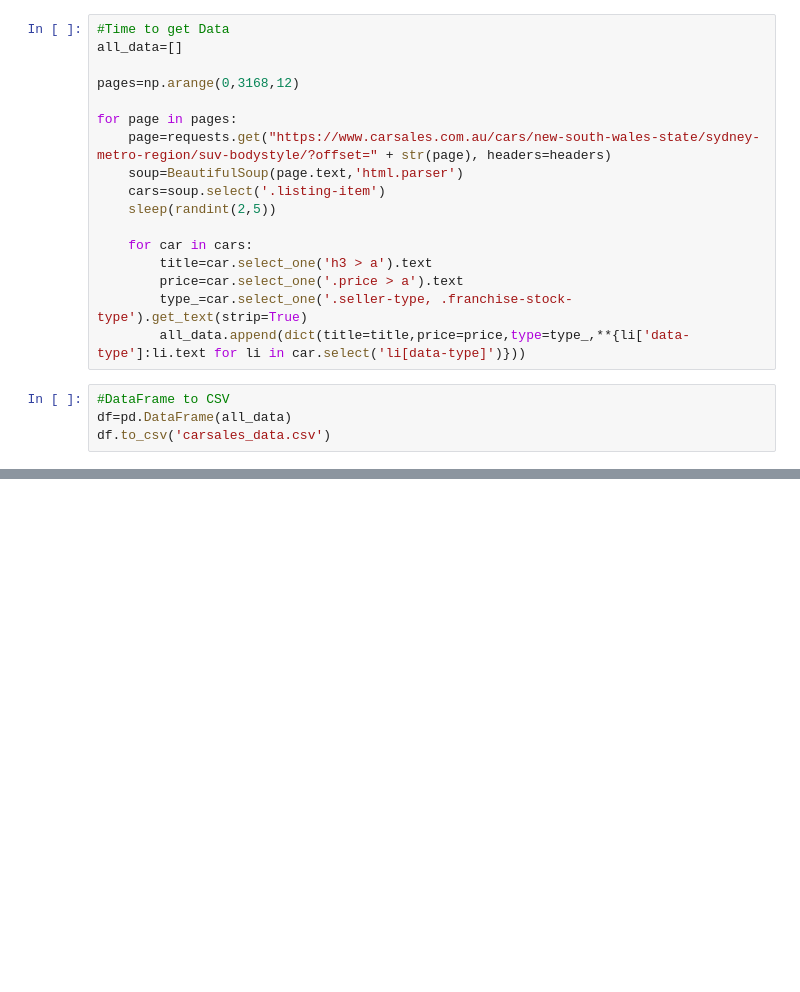
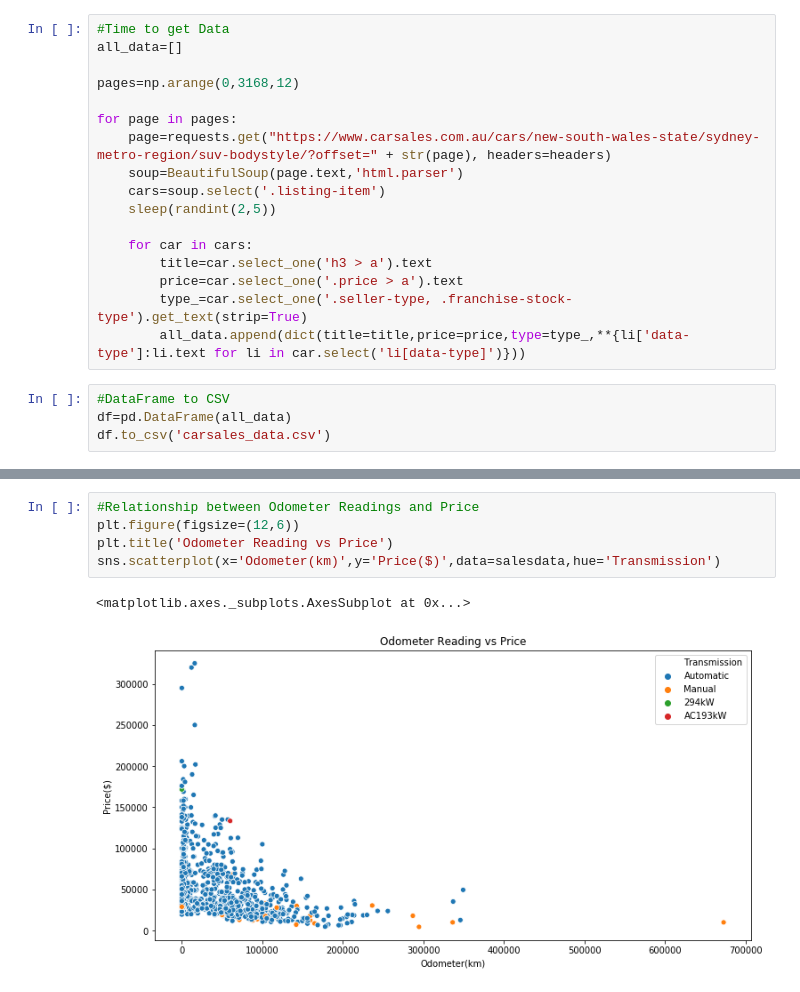
Before and after one commit to jacobpalinski/SUV-s-for-Sale, a Jupyter notebook: Sydney SUV prices.ipynb, the cells around one changed output, grey strips where cells are left out. Saved outputs shown, nothing was run; the diff lists cells and outputs as text; blank space fills up the shorter version.

```diff
--- a/Sydney SUV prices.ipynb
+++ b/Sydney SUV prices.ipynb
@@ -33,0 +342,8 @@ df.to_csv('carsales_data.csv')
+# %%
+#Relationship between Odometer Readings and Price
+plt.figure(figsize=(12,6))
+plt.title('Odometer Reading vs Price')
+sns.scatterplot(x='Odometer(km)',y='Price($)',data=salesdata,hue='Transmission')
+# %% [output]
+<matplotlib.axes._subplots.AxesSubplot at 0x...>
+[figure, added]
```
Also changed, not shown: parts of 36 cells of this notebook.
